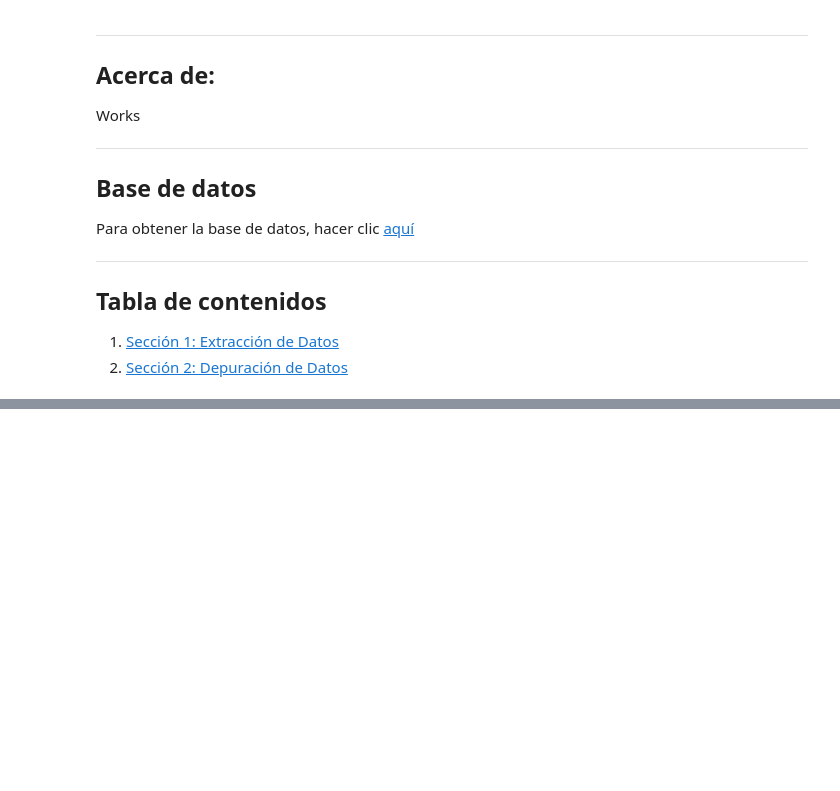
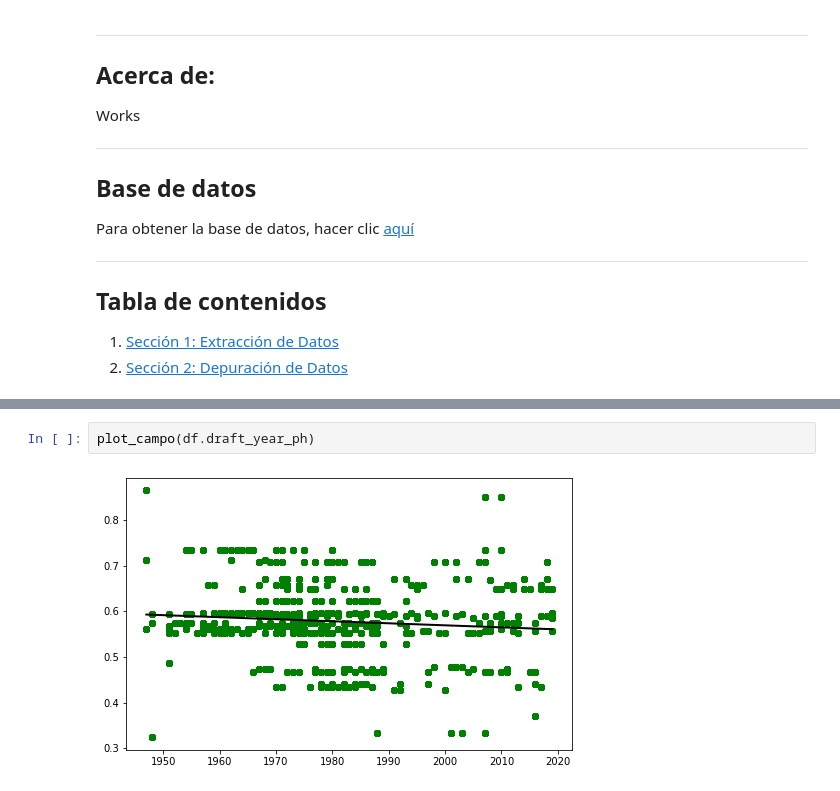
Before and after one commit to andro095/Data-Mining-Project, a Jupyter notebook: project/project.ipynb, the cells around one changed output, grey strips where cells are left out. Drawn from its saved outputs; the diff is of its cells as text; blank space fills up the shorter version.

```diff
--- a/project/project.ipynb
+++ b/project/project.ipynb
@@ -77,0 +358,4 @@ print(dfs['Player'].head())
+# %%
+plot_campo(df.draft_year_ph)
+# %% [output]
+[figure, added]
```
Also changed, not shown: parts of 61 cells of this notebook.
